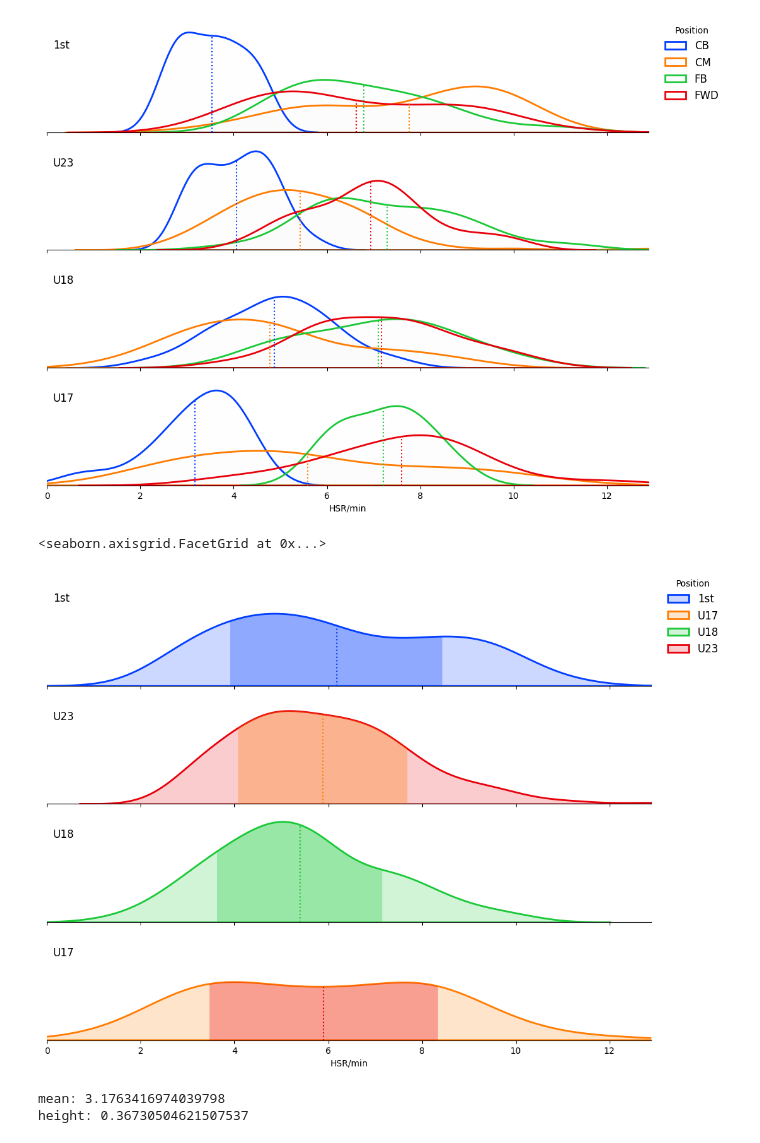
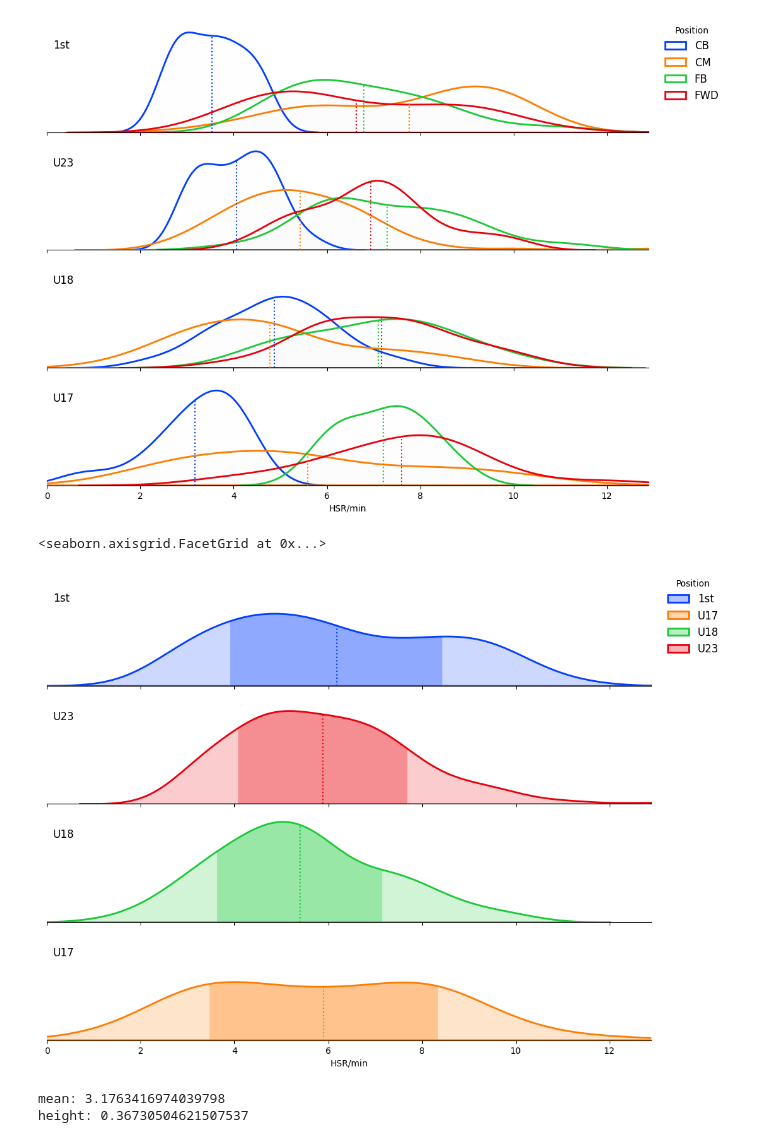
Before and after one commit to JTPiingtoh/GPSproject, a Jupyter notebook: ridgelineplot.ipynb, the cells around one changed output. Cells and saved outputs as stored; diff of their text form; code cells hidden in the pictures.

Commit message:
Fixed color order of ridgelineplot

```diff
--- a/ridgelineplot.ipynb
+++ b/ridgelineplot.ipynb
@@ -217,36 +217,41 @@ for i, ax in enumerate(g.axes.flat):
         mean = df_p[measure].mean()
         stdv = np.std(df_p[measure])
 
         # vertices need to have y=0 coords filtered out for interp to work
         vertices = collection.get_paths()[0].vertices
         vertices = vertices[vertices.T[1] > 0]
 
+        # As row order has been changed, face color needs to be indexced from collection and not theme
+        face_color = collection.get_facecolor()[j]
+        face_color[3] *= 1.5
+        R,G,B,A = face_color
         # bubble sort to reduce risk of stack overflow?
         x_coords, y_coords = bubblesort_by_x(vertices.T[0], vertices.T[1])
         mean_height = np.interp(mean, x_coords, y_coords)
         stdm_height = np.interp(mean - stdv, x_coords, y_coords)
         stdp_height = np.interp(mean + stdv, x_coords, y_coords)
 
-        ax.vlines(mean,0,mean_height, ls=":", colors=sns.color_palette("bright")[i])
-        ax.fill_between(x_coords, 0, y_coords, where=(mean - stdv <= x_coords) & (x_coords <= mean + stdv), interpolate=False, facecolor=sns.color_palette("bright")[i], alpha=0.3)
+        ax.fill_between(x_coords, 0, y_coords, where=(mean - stdv <= x_coords) & (x_coords <= mean + stdv), interpolate=False, facecolor=face_color)
+
+        ax.vlines(mean,0,mean_height, ls=":", colors=[R,G,B, 1])
 
         # ax.vlines(mean - stdv,0,stdm_height, ls=":", colors=sns.color_palette("bright")[j])
         # ax.vlines(mean + stdv,0,stdp_height, ls=":", colors=sns.color_palette("bright")[j])
 
 
 
 # Set the subplots to overlap
 g.figure.subplots_adjust(hspace=-.5)
 
 # Remove axes details that don't play well with overlap
 g.set_titles("")
 g.set(yticks=[], ylabel="")
 g.despine(bottom=False, left=True)
 g.add_legend(title="Position", loc="upper right", fontsize=12)
 g.refline(y=0, linewidth=0.5, linestyle="-", color=None, clip_on=False)
 # %% [output]
 <seaborn.axisgrid.FacetGrid at 0x...>
-[figure, old version]
+[figure, new version]
 # %%
 df_p = df[(df["position"] == "CB") & (df["team"] == "U17")]
 
```
Also changed, not shown: parts of 2 cells of this notebook.
